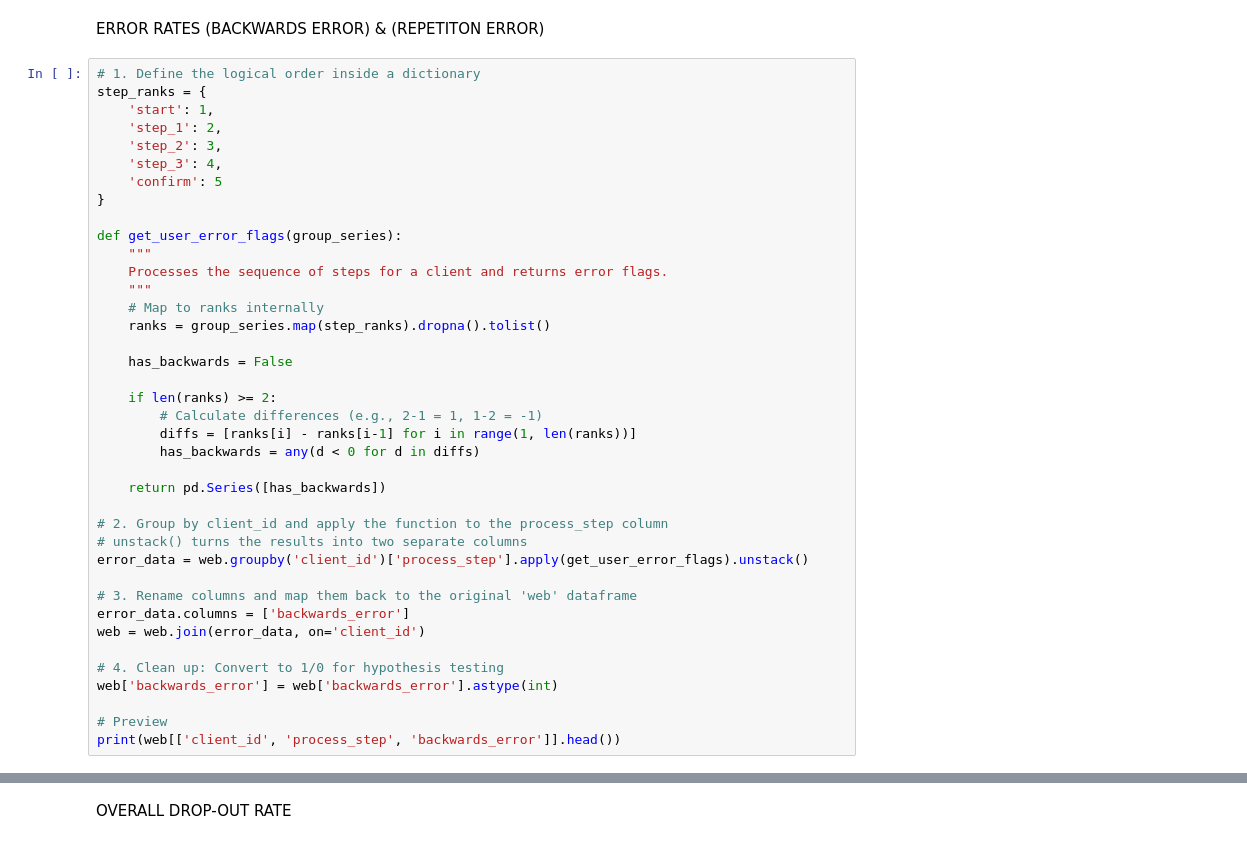
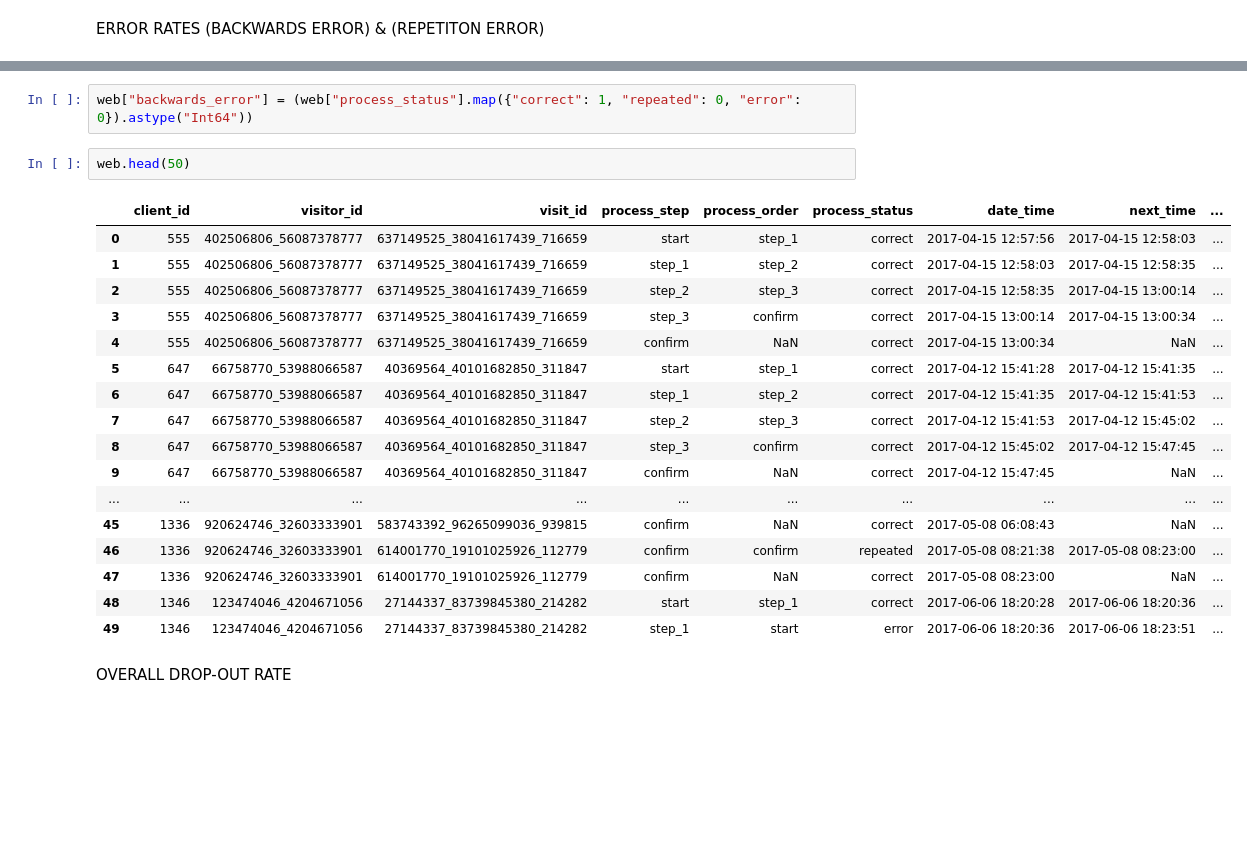
Before and after one commit to eymeklaus/vanguard-ab-test, a Jupyter notebook: KPIs.ipynb, the cells around one changed output, grey strips where cells are left out. Cells and saved outputs as stored; diff of their text form; blank space fills up the shorter version.

```diff
--- a/KPIs.ipynb
+++ b/KPIs.ipynb
@@ -119,42 +119,3 @@ Test       69.29%
 dtype: object
 # %% [markdown]
 ERROR RATES (BACKWARDS ERROR) & (REPETITON ERROR)
-# %%
-# 1. Define the logical order inside a dictionary
-step_ranks = {
-    'start': 1,
-    'step_1': 2,
-    'step_2': 3,
-    'step_3': 4,
-    'confirm': 5
-}
-
-def get_user_error_flags(group_series):
-    """
-    Processes the sequence of steps for a client and returns error flags.
-    """
-    # Map to ranks internally
-    ranks = group_series.map(step_ranks).dropna().tolist()
-
-    has_backwards = False
-
-    if len(ranks) >= 2:
-        # Calculate differences (e.g., 2-1 = 1, 1-2 = -1)
-        diffs = [ranks[i] - ranks[i-1] for i in range(1, len(ranks))]
-        has_backwards = any(d < 0 for d in diffs)
-
-    return pd.Series([has_backwards])
-
-# 2. Group by client_id and apply the function to the process_step column
-# unstack() turns the results into two separate columns
-error_data = web.groupby('client_id')['process_step'].apply(get_user_error_flags).unstack()
-
-# 3. Rename columns and map them back to the original 'web' dataframe
-error_data.columns = ['backwards_error']
-web = web.join(error_data, on='client_id')
-
-# 4. Clean up: Convert to 1/0 for hypothesis testing
-web['backwards_error'] = web['backwards_error'].astype(int)
-
-# Preview
-print(web[['client_id', 'process_step', 'backwards_error']].head())
@@ -177,3 +122,25 @@ web.head(5)
+# %%
+web["backwards_error"] = (web["process_status"].map({"correct": 1, "repeated": 0, "error": 0}).astype("Int64"))
+# %%
+web.head(50)
+# %% [output]
+|  | client_id | visitor_id | visit_id | process_step | process_order | process_status | date_time | next_time | ... |
+| 0 | 555 | 402506806_56087378777 | 637149525_38041617439_716659 | start | step_1 | correct | 2017-04-15 12:57:56 | 2017-04-15 12:58:03 | ... |
+| 1 | 555 | 402506806_56087378777 | 637149525_38041617439_716659 | step_1 | step_2 | correct | 2017-04-15 12:58:03 | 2017-04-15 12:58:35 | ... |
+| 2 | 555 | 402506806_56087378777 | 637149525_38041617439_716659 | step_2 | step_3 | correct | 2017-04-15 12:58:35 | 2017-04-15 13:00:14 | ... |
+| 3 | 555 | 402506806_56087378777 | 637149525_38041617439_716659 | step_3 | confirm | correct | 2017-04-15 13:00:14 | 2017-04-15 13:00:34 | ... |
+| 4 | 555 | 402506806_56087378777 | 637149525_38041617439_716659 | confirm | NaN | correct | 2017-04-15 13:00:34 | NaN | ... |
+| 5 | 647 | 66758770_53988066587 | 40369564_40101682850_311847 | start | step_1 | correct | 2017-04-12 15:41:28 | 2017-04-12 15:41:35 | ... |
+| 6 | 647 | 66758770_53988066587 | 40369564_40101682850_311847 | step_1 | step_2 | correct | 2017-04-12 15:41:35 | 2017-04-12 15:41:53 | ... |
+| 7 | 647 | 66758770_53988066587 | 40369564_40101682850_311847 | step_2 | step_3 | correct | 2017-04-12 15:41:53 | 2017-04-12 15:45:02 | ... |
+| 8 | 647 | 66758770_53988066587 | 40369564_40101682850_311847 | step_3 | confirm | correct | 2017-04-12 15:45:02 | 2017-04-12 15:47:45 | ... |
+| 9 | 647 | 66758770_53988066587 | 40369564_40101682850_311847 | confirm | NaN | correct | 2017-04-12 15:47:45 | NaN | ... |
+| ... | ... | ... | ... | ... | ... | ... | ... | ... | ... |
+| 45 | 1336 | 920624746_32603333901 | 583743392_96265099036_939815 | confirm | NaN | correct | 2017-05-08 06:08:43 | NaN | ... |
+| 46 | 1336 | 920624746_32603333901 | 614001770_19101025926_112779 | confirm | confirm | repeated | 2017-05-08 08:21:38 | 2017-05-08 08:23:00 | ... |
+| 47 | 1336 | 920624746_32603333901 | 614001770_19101025926_112779 | confirm | NaN | correct | 2017-05-08 08:23:00 | NaN | ... |
+| 48 | 1346 | 123474046_4204671056 | 27144337_83739845380_214282 | start | step_1 | correct | 2017-06-06 18:20:28 | 2017-06-06 18:20:36 | ... |
+| 49 | 1346 | 123474046_4204671056 | 27144337_83739845380_214282 | step_1 | start | error | 2017-06-06 18:20:36 | 2017-06-06 18:23:51 | ... |
 # %% [markdown]
 OVERALL DROP-OUT RATE
 # %%
```
Also changed, not shown: parts of 5 cells of this notebook, 7 other files.
